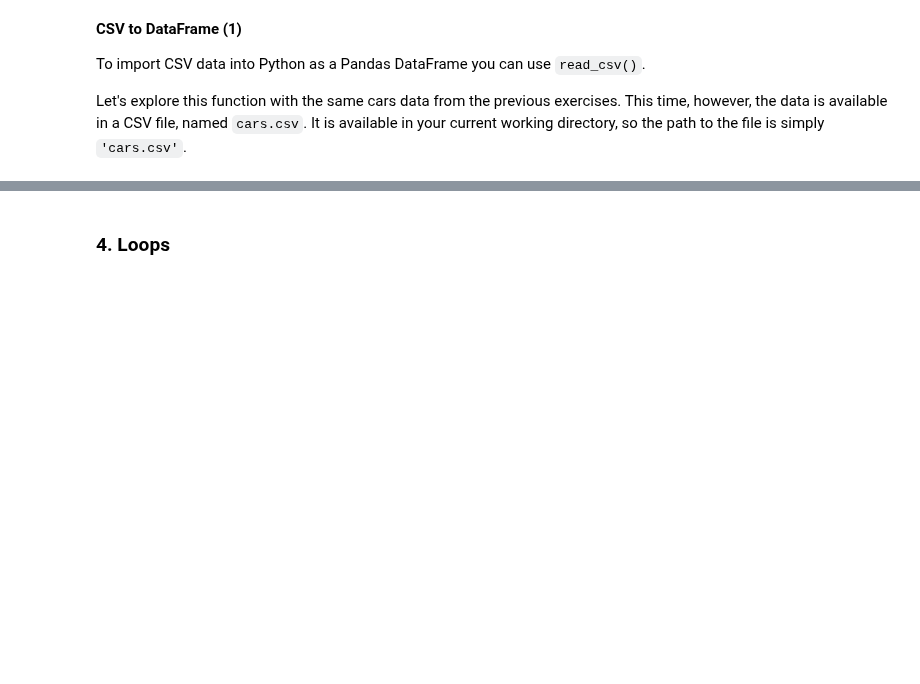
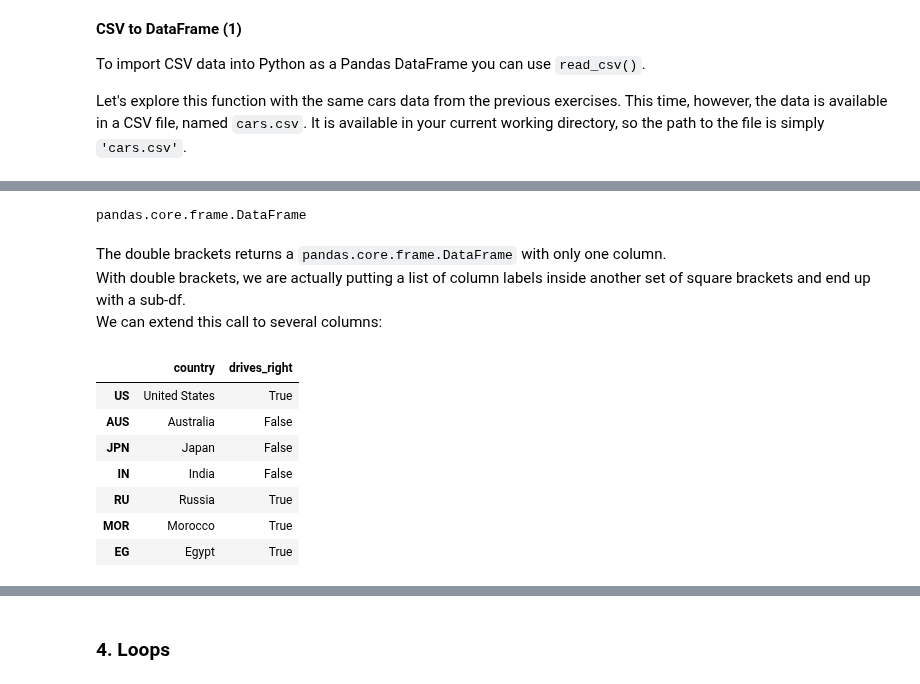
Before and after one commit to flyin01/dc, a Jupyter notebook: Intermediate_python.ipynb, the cells around one changed output, grey strips where cells are left out. Saved outputs shown, nothing was run; the diff lists cells and outputs as text; code cells hidden in the pictures; blank space fills up the shorter version.

```diff
--- a/Intermediate_python.ipynb
+++ b/Intermediate_python.ipynb
@@ -1298,0 +1360,19 @@ print(cars)
+# %%
+type(cars[['country']])
+# %% [output]
+pandas.core.frame.DataFrame
+# %% [markdown]
+The double brackets returns a `pandas.core.frame.DataFrame` with only one column.
+With double brackets, we are actually putting a list of column labels inside another set of square brackets and end up with a sub-df.
+We can extend this call to several columns:
+# %%
+cars[['country','drives_right']]
+# %% [output]
+|  | country | drives_right |
+| US | United States | True |
+| AUS | Australia | False |
+| JPN | Japan | False |
+| IN | India | False |
+| RU | Russia | True |
+| MOR | Morocco | True |
+| EG | Egypt | True |
```
Also changed, not shown: parts of 42 cells of this notebook.
